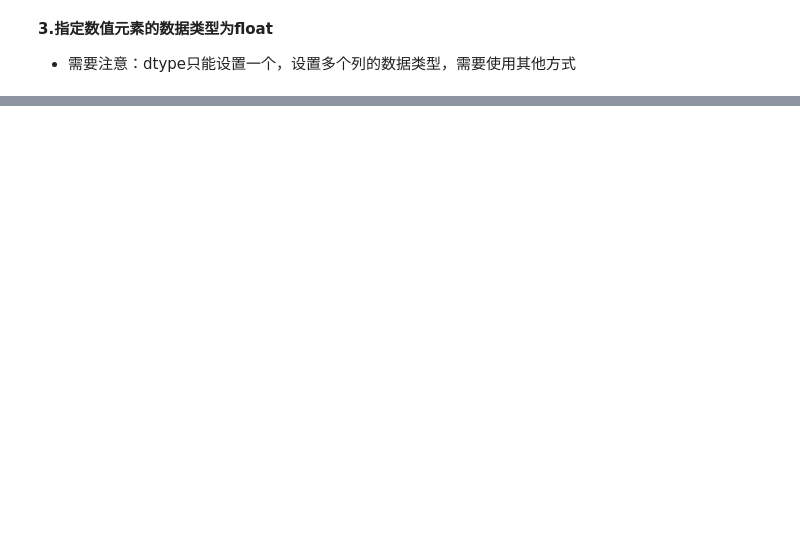
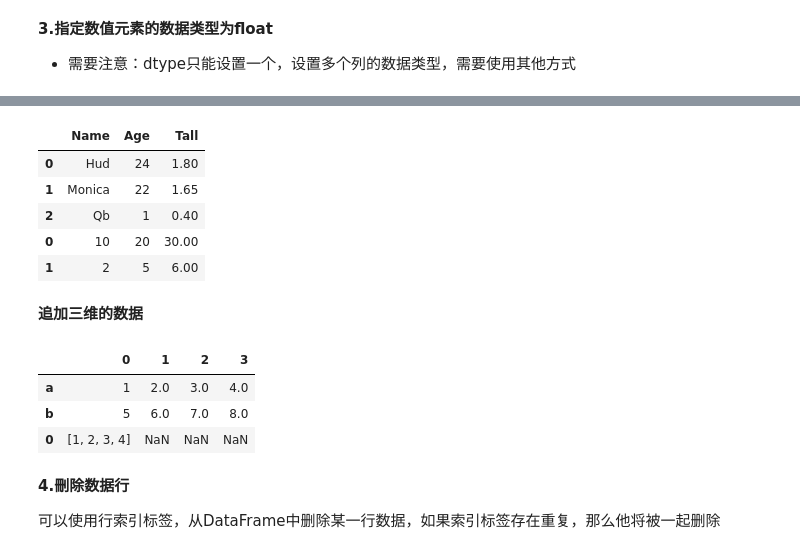
Before and after one commit to qty9866/Python-Data-analysis-learning, a Jupyter notebook: pandas.ipynb, the cells around one changed output, grey strips where cells are left out. Saved outputs shown, nothing was run; the diff lists cells and outputs as text; code cells hidden in the pictures; blank space fills up the shorter version.

```diff
--- a/pandas.ipynb
+++ b/pandas.ipynb
@@ -573,0 +737,35 @@ df
+# %%
+data =  {
+        'Name':['Hud','Monica','Qb'],
+        'Age':[24,22,1],
+        'Tall':[1.80,1.65,0.4]
+}
+df = pd.DataFrame(data)
+a1 = [[10,"20",30],[2,5,6]]
+df2 = pd.DataFrame(a1,columns=["Name","Age","Tall"])
+df4 = df.append(df2)
+df4
+# %% [output]
+|  | Name | Age | Tall |
+| 0 | Hud | 24 | 1.80 |
+| 1 | Monica | 22 | 1.65 |
+| 2 | Qb | 1 | 0.40 |
+| 0 | 10 | 20 | 30.00 |
+| 1 | 2 | 5 | 6.00 |
+# %% [markdown]
+**追加三维的数据**
+# %%
+data = [[1,2,3,4],[5,6,7,8]]
+df = pd.DataFrame(data,index=['a','b'])
+s = [[[1,2,3,4]]]
+df2 = df.append(s)
+df2
+# %% [output]
+|  | 0 | 1 | 2 | 3 |
+| a | 1 | 2.0 | 3.0 | 4.0 |
+| b | 5 | 6.0 | 7.0 | 8.0 |
+| 0 | [1, 2, 3, 4] | NaN | NaN | NaN |
+# %% [markdown]
+**4.刪除数据行**
+
+可以使用行索引标签，从DataFrame中删除某一行数据，如果索引标签存在重复，那么他将被一起删除
```
Also changed, not shown: parts of 81 cells of this notebook, 1 other file.
